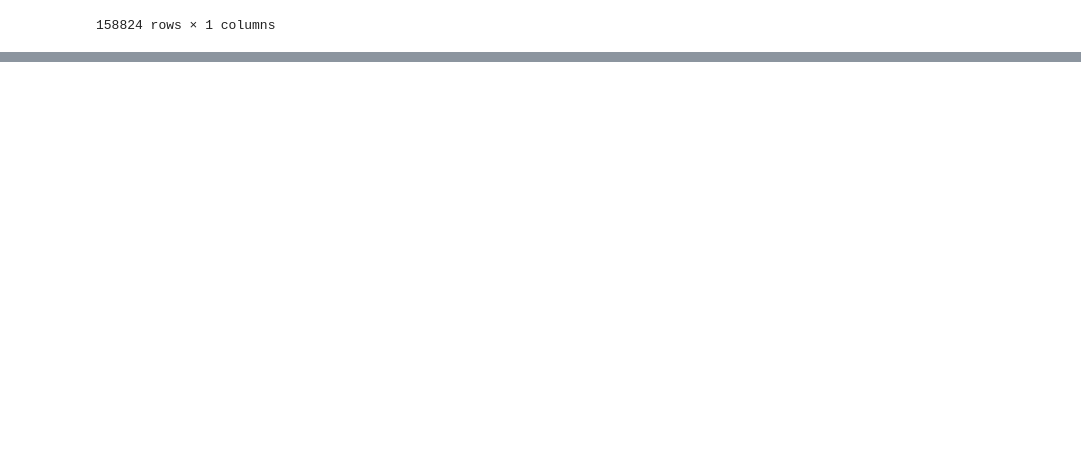
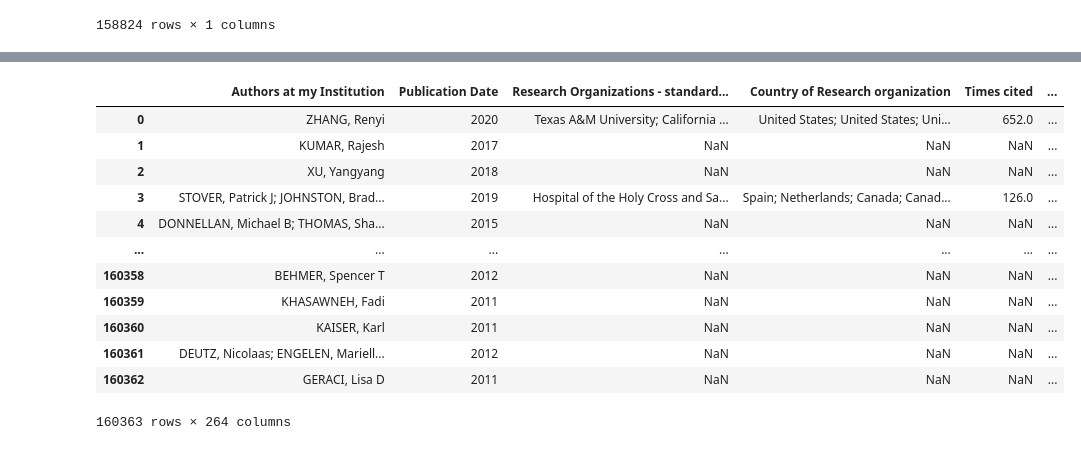
Before and after one commit to pandey-tushar/TAMIDS-22, a Jupyter notebook: Data_cleaning.ipynb, the cells around one changed output, grey strips where cells are left out. Saved outputs shown, nothing was run; the diff lists cells and outputs as text; code cells hidden in the pictures; blank space fills up the shorter version.

```diff
--- a/Data_cleaning.ipynb
+++ b/Data_cleaning.ipynb
@@ -251,0 +292,17 @@ year_wise_df.groupby(['Publication Date', 'Title','Title_abs','Departments','Aut
+# %%
+dept_df = pd.concat([dept_df, df_out],axis =1).drop(['Departments'],axis =1 )
+dept_df
+# %% [output]
+|  | Authors at my Institution | Publication Date | Research Organizations - standard... | Country of Research organization | Times cited | ... |
+| 0 | ZHANG, Renyi | 2020 | Texas A&M University; California ... | United States; United States; Uni... | 652.0 | ... |
+| 1 | KUMAR, Rajesh | 2017 | NaN | NaN | NaN | ... |
+| 2 | XU, Yangyang | 2018 | NaN | NaN | NaN | ... |
+| 3 | STOVER, Patrick J; JOHNSTON, Brad... | 2019 | Hospital of the Holy Cross and Sa... | Spain; Netherlands; Canada; Canad... | 126.0 | ... |
+| 4 | DONNELLAN, Michael B; THOMAS, Sha... | 2015 | NaN | NaN | NaN | ... |
+| ... | ... | ... | ... | ... | ... | ... |
+| 160358 | BEHMER, Spencer T | 2012 | NaN | NaN | NaN | ... |
+| 160359 | KHASAWNEH, Fadi | 2011 | NaN | NaN | NaN | ... |
+| 160360 | KAISER, Karl | 2011 | NaN | NaN | NaN | ... |
+| 160361 | DEUTZ, Nicolaas; ENGELEN, Mariell... | 2012 | NaN | NaN | NaN | ... |
+| 160362 | GERACI, Lisa D | 2011 | NaN | NaN | NaN | ... |
+160363 rows × 264 columns
```
Also changed, not shown: parts of 6 cells of this notebook, 1 other file.
